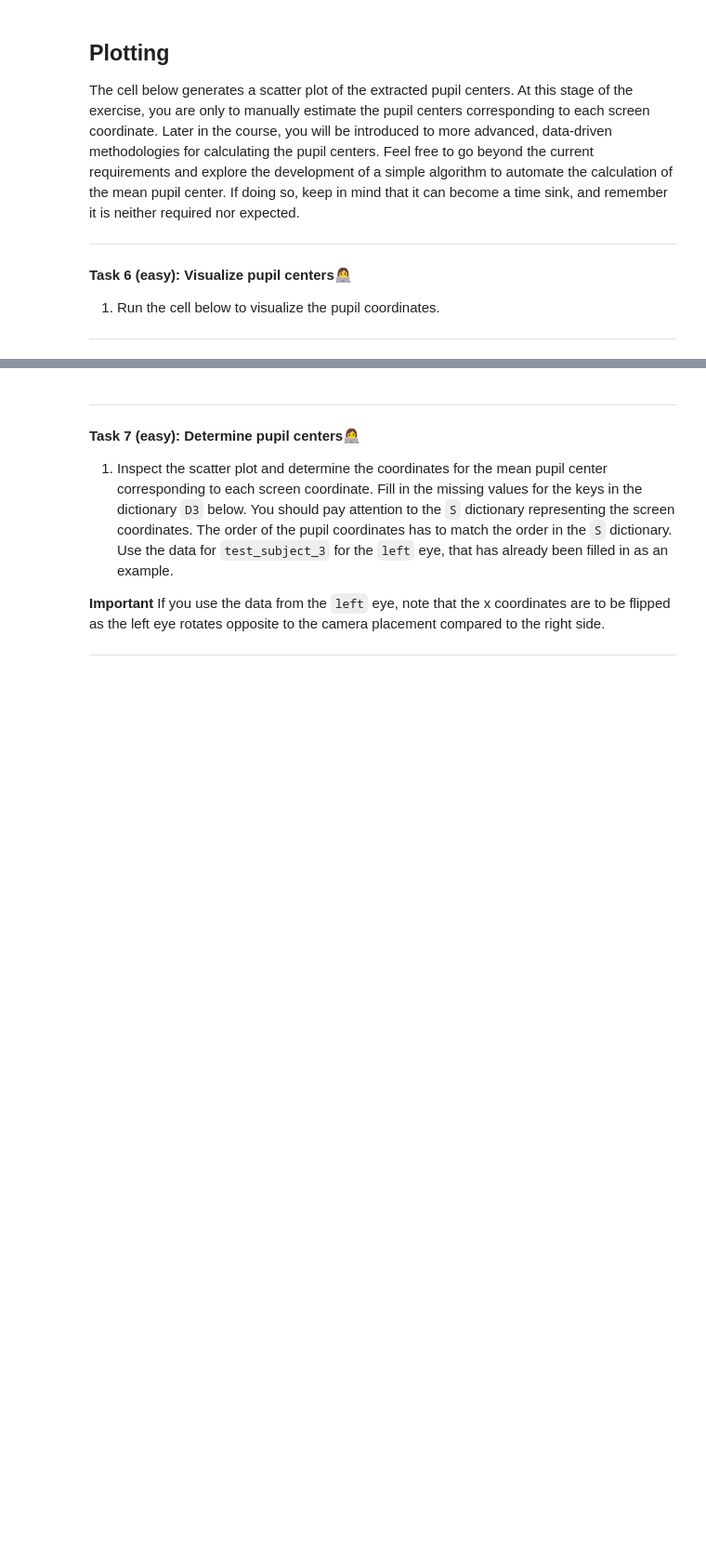
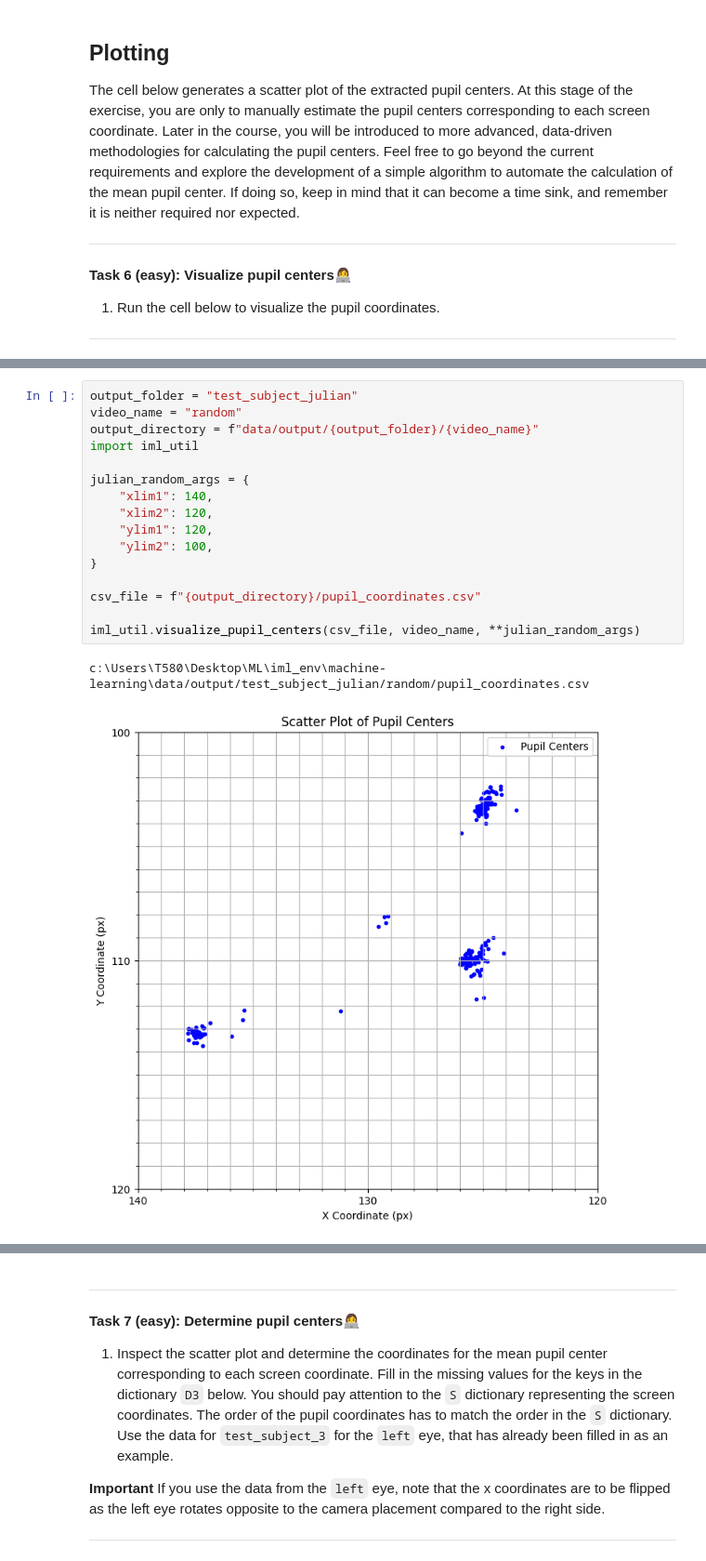
Before and after one commit to simontitk/machine-learning, a Jupyter notebook: 01-data-preprocessing.ipynb, the cells around one changed output, grey strips where cells are left out. Shown at 93% size. Cells and saved outputs as stored; diff of their text form; blank space fills up the shorter version.

```diff
--- a/01-data-preprocessing.ipynb
+++ b/01-data-preprocessing.ipynb
@@ -428,0 +455,19 @@ iml_util.visualize_pupil_centers(csv_file, video_name)
+# %%
+output_folder = "test_subject_julian"
+video_name = "random"
+output_directory = f"data/output/{output_folder}/{video_name}"
+import iml_util
+
+julian_random_args = {
+    "xlim1": 140,
+    "xlim2": 120,
+    "ylim1": 120,
+    "ylim2": 100,
+}
+
+csv_file = f"{output_directory}/pupil_coordinates.csv"
+
+iml_util.visualize_pupil_centers(csv_file, video_name, **julian_random_args)
+# %% [output]
+c:\Users\T580\Desktop\ML\iml_env\machine-learning\data/output/test_subject_julian/random/pupil_coordinates.csv
+[figure, added]
```
Also changed, not shown: parts of 9 cells of this notebook, 1 other file.
